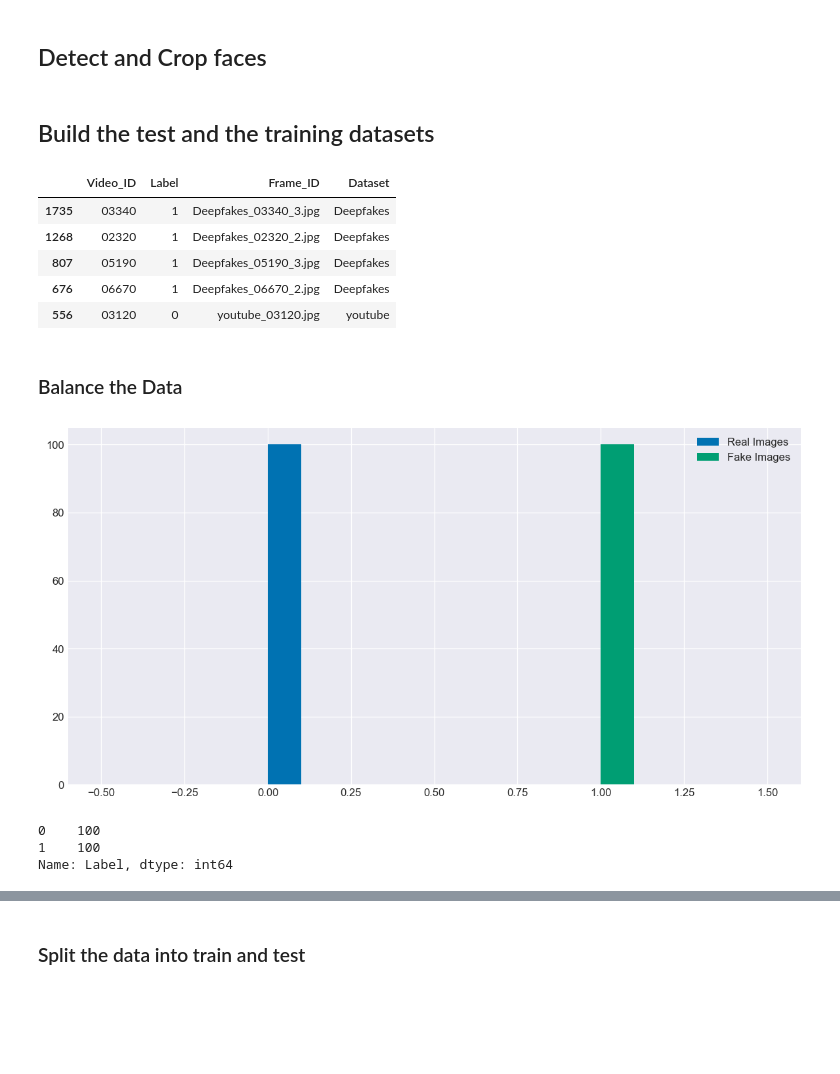
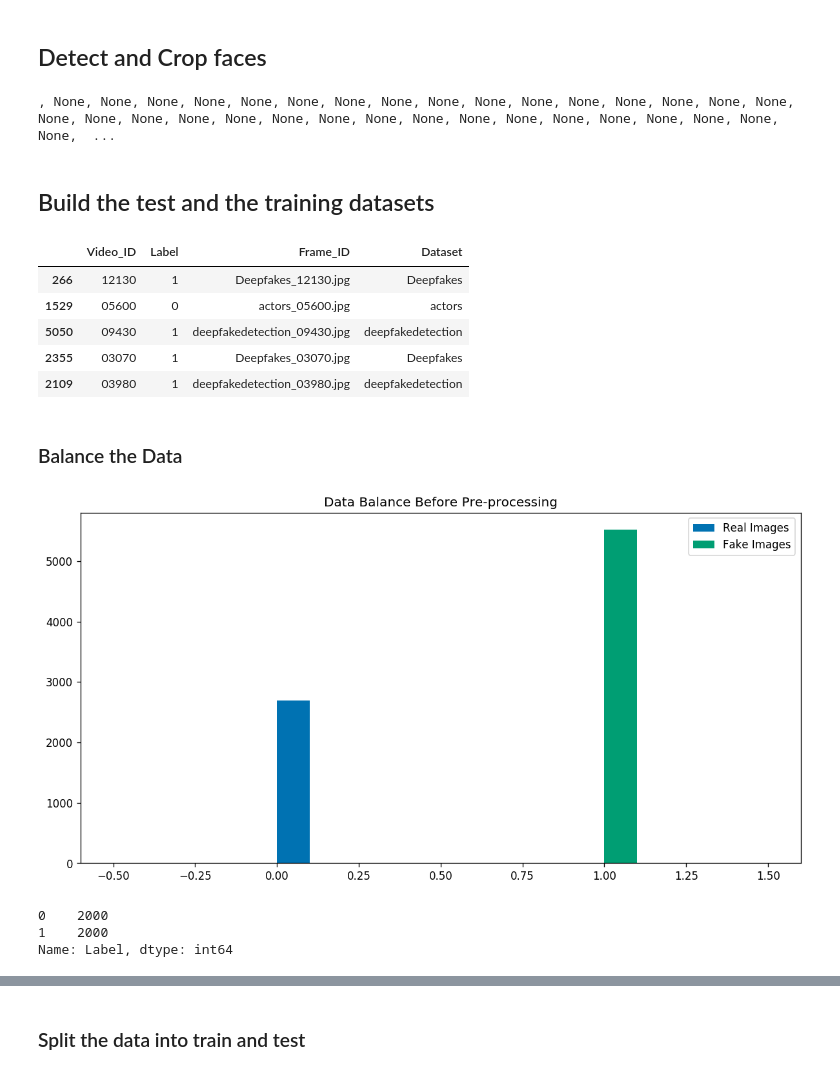
Before and after one commit to asmaaalaa99/Minerva_Capstone, a Jupyter notebook: Preprocess Data/Datapreprocessing.ipynb, the cells around one changed output, grey strips where cells are left out. Saved outputs shown, nothing was run; the diff lists cells and outputs as text; code cells hidden in the pictures; blank space fills up the shorter version.

Commit message:
Add test dataset

```diff
--- a/Preprocess Data/Datapreprocessing.ipynb
+++ b/Preprocess Data/Datapreprocessing.ipynb
@@ -121,7 +120,7 @@ for dataset in DATASET_PATHS.keys():
 ## Detect and Crop faces
 # %%
 Mtcnn_thresholds = thresholds=[0.90, 0.93, 0.95]
-mtcnn = MTCNN(margin=20, keep_all=False, post_process=False, select_largest=False, thresholds=Mtcnn_thresholds, factor=0.7)
+mtcnn = MTCNN(margin=20, keep_all=False, post_process=False, select_largest=False, thresholds=Mtcnn_thresholds)
 def f(folder,dataset):
     """
     f iterates through the image folders for each dataset, and it crops the face regions and        write the new images using open cv.
@@ -133,7 +132,7 @@ def f(folder,dataset):
     try:
         folder = str(folder)
         #inter_path = 'D:\\'+ DATASET_PATHS[dataset] + 'images\\' + folder
-        inter_path = '/Volumes/MY PASSPORT/'+ DATASET_PATHS[dataset] + 'images/' + folder
+        inter_path = '/Volumes/MY PASSPORT/data/'+ DATASET_PATHS[dataset] + 'images/' + folder
         for image_ in os.listdir(inter_path):
             img = cv2.imread(os.path.join(inter_path,image_))
             frames = []
@@ -161,7 +160,7 @@ folders_list = []
 dataset_list = []
 for dataset in DATASET_PATHS.keys():
     #filenames = os.listdir('D:\\'+ DATASET_PATHS[dataset]+ 'images\\')
-    filenames = os.listdir('/Volumes/MY PASSPORT/'+ DATASET_PATHS[dataset]+ 'images/')
+    filenames = os.listdir('/Volumes/MY PASSPORT/data/'+ DATASET_PATHS[dataset]+ 'images/')
     for folder_ in filenames:
         # I added this line to ensure that all folder names were valid.
         if folder_ != '.DS_Store':
@@ -170,14 +169,16 @@ for dataset in DATASET_PATHS.keys():
 #I created the folders name list to see the progress bar
 pbar_i = tqdm(folders_list)
 #run the function in Parallel to save time
-print(Parallel(n_jobs=6)(delayed(f)(i,j) for i,j in zip(pbar_i,dataset_list)))
+print(Parallel(n_jobs=4)(delayed(f)(i,j) for i,j in zip(pbar_i,dataset_list)))
+# %% [output]
+, None, None, None, None, None, None, None, None, None, None, None, None, None, None, None, None, None, None, None, None, None, None, None, None, None, None, None, None, None, None, None, None, None,  ...
 # %% [markdown]
 ## Build the test and the training datasets
 # %%
 #compile a dictionary with the paths of each of the classes
 Processed_datasets = {
-    'Real': 'D:\\Base_directory\\Real\\',
-    'Fake': 'D:\\Base_directory\\Fake\\'
+    'Real': '/Volumes/MY PASSPORT/Base_directory/Real/*.jpg',
+    'Fake': '/Volumes/MY PASSPORT/Base_directory/Fake/*.jpg'
 }
 # %%
 def read_images(path):
@@ -194,9 +195,12 @@ def read_images(path):
     data = []
     filenames = glob.glob(Processed_datasets[path])
     for image in filenames:
-        video_name = re.findall(r'\d+',image)[0]
         frame_name = image.split("/")[-1]
         dataset = frame_name.split("_")[0]
+        if dataset == "Face2Face":
+            video_name = re.findall(r'\d+',image)[1]
+        else:
+            video_name = re.findall(r'\d+',image)[0]
         if path == 'Real':
             label = 0
             data.append([video_name, label,frame_name,dataset])
@@ -216,28 +220,28 @@ df_data = shuffle(pd.concat(frames))
 df_data.head(5)
 # %% [output]
 |  | Video_ID | Label | Frame_ID | Dataset |
-| 1735 | 03340 | 1 | Deepfakes_03340_3.jpg | Deepfakes |
-| 1268 | 02320 | 1 | Deepfakes_02320_2.jpg | Deepfakes |
-| 807 | 05190 | 1 | Deepfakes_05190_3.jpg | Deepfakes |
-| 676 | 06670 | 1 | Deepfakes_06670_2.jpg | Deepfakes |
-| 556 | 03120 | 0 | youtube_03120.jpg | youtube |
+| 266 | 12130 | 1 | Deepfakes_12130.jpg | Deepfakes |
+| 1529 | 05600 | 0 | actors_05600.jpg | actors |
+| 5050 | 09430 | 1 | deepfakedetection_09430.jpg | deepfakedetection |
+| 2355 | 03070 | 1 | Deepfakes_03070.jpg | Deepfakes |
+| 2109 | 03980 | 1 | deepfakedetection_03980.jpg | deepfakedetection |
 # %% [markdown]
 ### Balance the Data
 # %%
 plt.figure(figsize=(12,6),dpi=120)
-class_2 = np.ones(df_data['Label'].value_counts()[0])
-class_1 = np.zeros(df_data['Label'].value_counts()[1])
+class_2 = np.ones(df_data['Label'].value_counts()[1])
+class_1 = np.zeros(df_data['Label'].value_counts()[0])
 plt.hist(class_1, label=["Real Images"])
 plt.hist(class_2,label=["Fake Images"])
 plt.title("Data Balance Before Pre-processing")
 plt.legend()
 plt.show()
 # %% [output]
-[figure, old version]
+[figure, new version]
 # %%
 #sample from both classes
-df_0 = df_data[df_data['Label'] == 0].sample(30000, random_state = 101)
-df_1 = df_data[df_data['Label'] == 1].sample(30000, random_state = 101)
+df_0 = df_data[df_data['Label'] == 0].sample(2000, random_state = 101)
+df_1 = df_data[df_data['Label'] == 1].sample(2000, random_state = 101)
 #connect the new samples to form an updated dataframe
 df_data = pd.concat([df_0, df_1], axis=0).reset_index(drop=True)
 # shuffle
@@ -245,8 +249,8 @@ df_data = shuffle(df_data)
 #print to see if the data is balanced
 df_data['Label'].value_counts()
 # %% [output]
-0    100
-1    100
+0    2000
+1    2000
 Name: Label, dtype: int64
 # %%
 plt.figure(figsize=(12,6),dpi=120)
```
Also changed, not shown: parts of 18 cells of this notebook, 1 other file.
